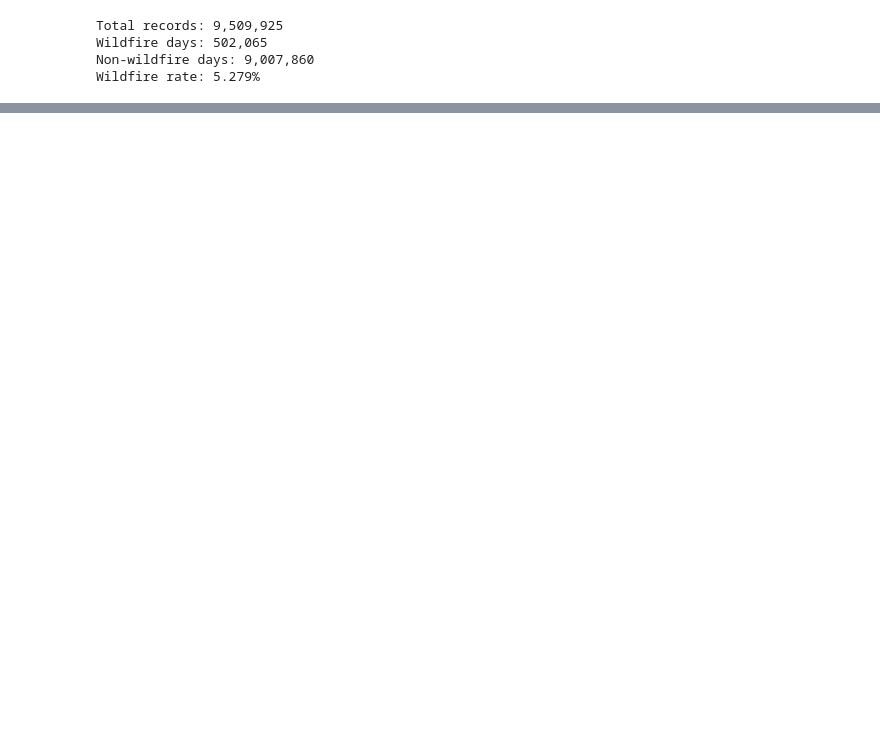
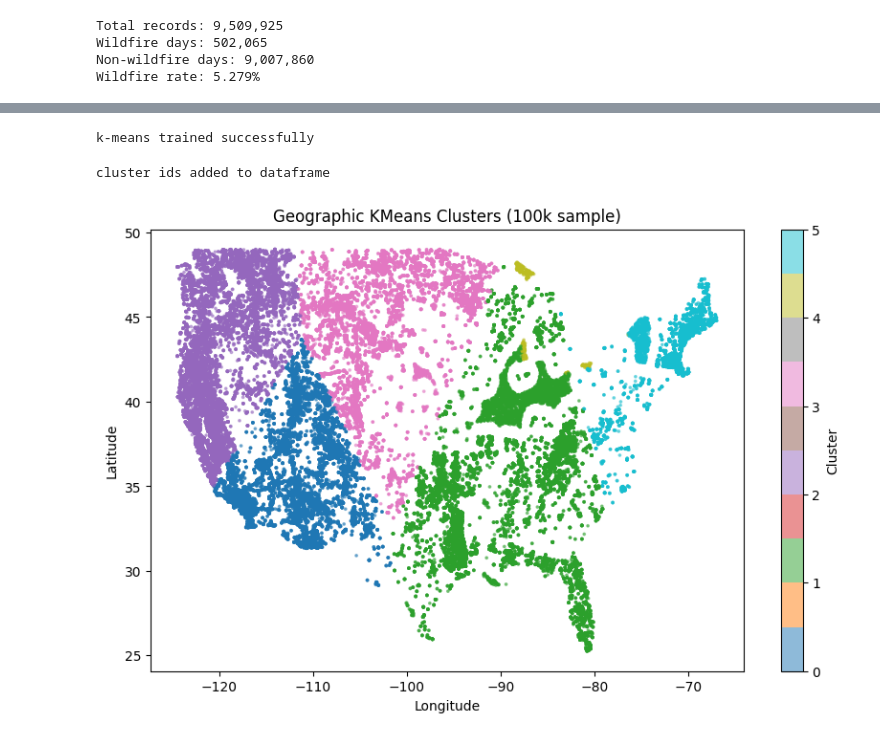
Before and after one commit to Ganga0506/CSE2600-Group-Project, a Jupyter notebook: Clustering.ipynb, the cells around one changed output, grey strips where cells are left out. Saved outputs shown, nothing was run; the diff lists cells and outputs as text; code cells hidden in the pictures; blank space fills up the shorter version.

Commit message:
Replace Clustering.ipynb with Joey's version

```diff
--- a/Clustering.ipynb
+++ b/Clustering.ipynb
@@ -271,0 +31,13 @@ fm100  0.999992  0.998556  0.999963  1.000000
+# %%
+cluster_cols = [
+    'latitude', 'longitude',
+    'pr','rmax','rmin','sph','srad','tmmn','tmmx','vs',
+    'bi','fm100','fm1000','erc','etr','pet','vpd'
+]
+# %%
+# using a sample of 100,000 rows for efficiency
+sample_size = 100_000
+df_sample = df.sample(sample_size, random_state=42)[cluster_cols]
+
+print(df_sample.shape)
+display(df_sample.head())
@@ -271,0 +52,31 @@ fm100  0.999992  0.998556  0.999963  1.000000
+# %%
+# assigning number of clusters
+
+k = 6
+kmeans = KMeans(
+    n_clusters=k,
+    random_state=42,
+    n_init=10,
+    max_iter=300
+)
+
+kmeans.fit(df_sample)
+print("k-means trained successfully")
+# %% [output]
+k-means trained successfully
+# %%
+df['cluster_id'] = kmeans.predict(df[cluster_cols])
+print("cluster ids added to dataframe")
+
+# Visualizing clusters on a scatter plot of latitude vs longitude
+plt.figure(figsize=(10, 6))
+plt.scatter(df_sample['longitude'], df_sample['latitude'],
+            c=kmeans.labels_, cmap='tab10', s=3, alpha=0.5)
+plt.title("Geographic KMeans Clusters (100k sample)")
+plt.xlabel("Longitude")
+plt.ylabel("Latitude")
+plt.colorbar(label="Cluster")
+plt.show()
+# %% [output]
+cluster ids added to dataframe
+[figure, added]
```
Also changed, not shown: parts of 20 cells of this notebook.
